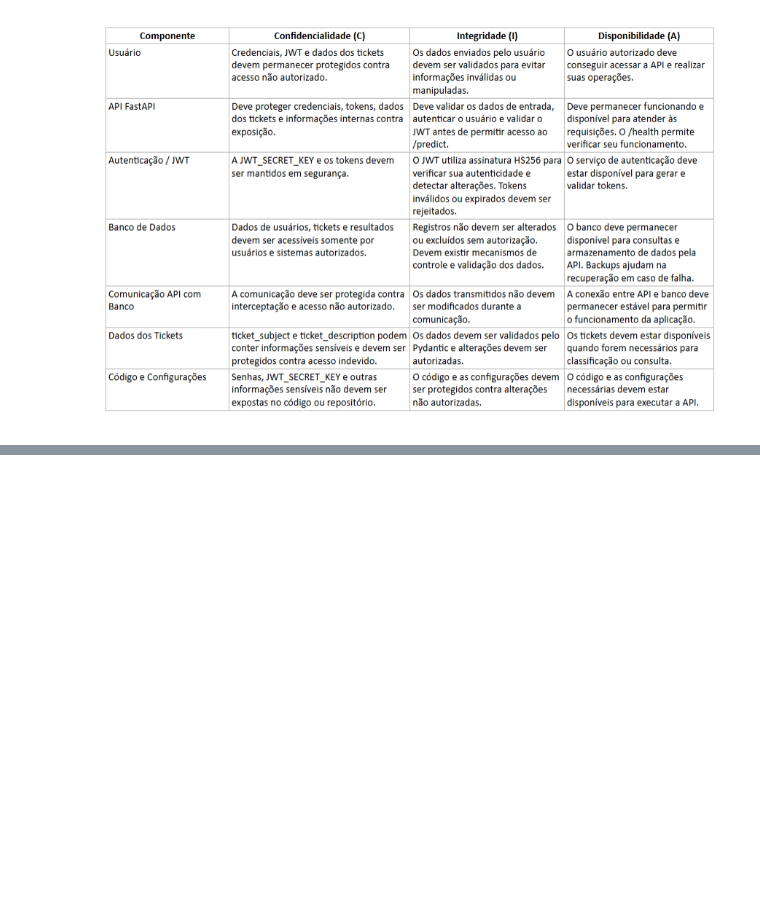
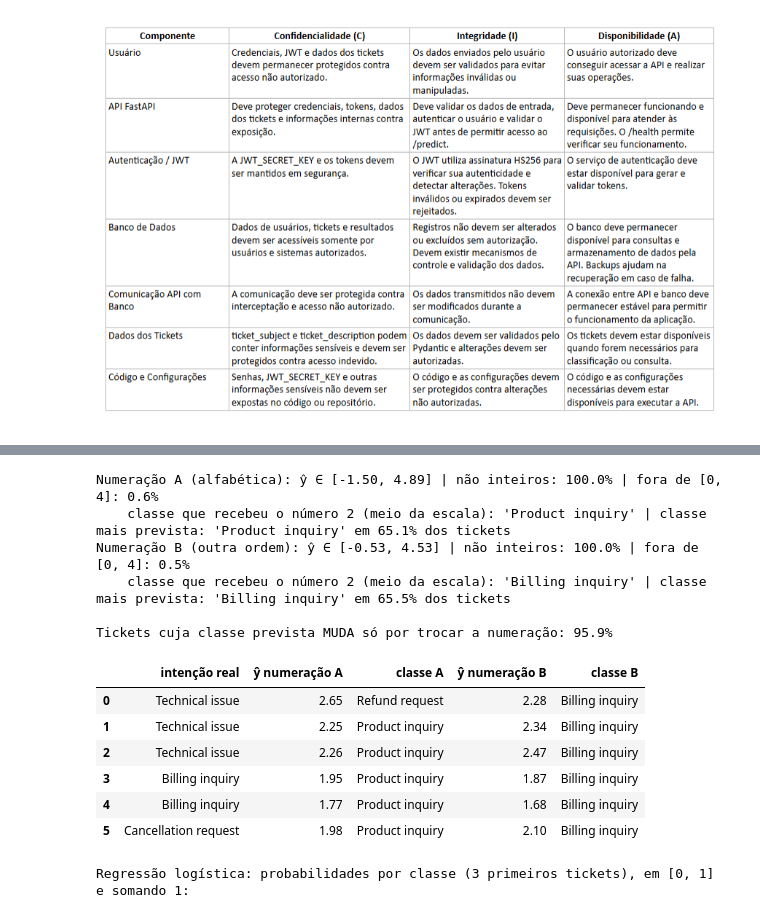
Before and after one commit to renefranciscofs/diego_rene_yuri_william, a Jupyter notebook: eda/eda.ipynb, the cells around one changed output, grey strips where cells are left out. Saved outputs shown, nothing was run; the diff lists cells and outputs as text; code cells hidden in the pictures; blank space fills up the shorter version.

```diff
--- a/eda/eda.ipynb
+++ b/eda/eda.ipynb
@@ -1303,0 +1341,16 @@ sintética do dataset (Seção 3) e muda a estratégia de modelagem:
+# %%
+# 12.1 Formalização: X = texto da mensagem, y = intenção
+import textwrap
+
+X = clean["Ticket Description"]
+y = clean["Ticket Type"]
+
+print(f"X = {X.name!r}: n = {len(X):,} | nulos = {X.isna().sum()} | "
+      f"vazios = {(X.str.strip() == '').sum()} | "
+      f"comprimento {X.str.len().min()}–{X.str.len().max()} caracteres (mediana {X.str.len().median():.0f})")
+print(f"y = {y.name!r}: n = {len(y):,} | nulos = {y.isna().sum()} | classes = {y.nunique()}")
+
+print("\nUm par (x, y) por classe:")
+exemplos = clean.groupby("Ticket Type").head(1).set_index("Ticket Type")["Ticket Description"]
+for classe, texto in exemplos.sort_index().items():
+    print(f"  y = {classe!r}\n    x = {textwrap.shorten(texto, 150)!r}")
@@ -1303,0 +1506,61 @@ sintética do dataset (Seção 3) e muda a estratégia de modelagem:
+# %%
+# 12.4 Demonstração: regressão linear sobre as classes numeradas vs. classificador
+from sklearn.feature_extraction.text import TfidfVectorizer
+from sklearn.linear_model import LinearRegression, LogisticRegression
+
+Xv = TfidfVectorizer(min_df=5, stop_words="english").fit_transform(X)
+classes = sorted(y.unique())
+
+# Duas numerações igualmente arbitrárias das mesmas 5 classes
+codificacoes = {
+    "A (alfabética)": {c: i for i, c in enumerate(classes)},
+    "B (outra ordem)": {c: i for i, c in enumerate(
+        ["Product inquiry", "Technical issue", "Billing inquiry",
+         "Refund request", "Cancellation request"])},
+}
+
+previsto = {}
+for nome, cod in codificacoes.items():
+    decod = {v: k for k, v in cod.items()}
+    y_hat = LinearRegression().fit(Xv, y.map(cod)).predict(Xv)
+    classe = pd.Series(np.clip(np.rint(y_hat), 0, 4).astype(int)).map(decod)
+    previsto[nome] = (y_hat, classe)
+    mais_prevista = classe.value_counts(normalize=True)
+    print(f"Numeração {nome}: ŷ ∈ [{y_hat.min():.2f}, {y_hat.max():.2f}] | "
+          f"não inteiros: {np.mean(~np.isclose(y_hat, np.rint(y_hat))):.1%} | "
+          f"fora de [0, 4]: {np.mean((y_hat < 0) | (y_hat > 4)):.1%}\n"
+          f"    classe que recebeu o número 2 (meio da escala): {decod[2]!r} | "
+          f"classe mais prevista: {mais_prevista.index[0]!r} em {mais_prevista.iloc[0]:.1%} dos tickets")
+
+(ya, ca), (yb, cb) = previsto.values()
+print(f"\nTickets cuja classe prevista MUDA só por trocar a numeração: {np.mean(ca.values != cb.values):.1%}")
+
+amostra = pd.DataFrame({
+    "intenção real": y.values[:6],
+    "ŷ numeração A": ya[:6].round(2), "classe A": ca.values[:6],
+    "ŷ numeração B": yb[:6].round(2), "classe B": cb.values[:6],
+})
+display(amostra)
+
+# Contraste: regressão logística multinomial (um classificador) devolve P(classe | texto)
+logit = LogisticRegression(max_iter=1000).fit(Xv, y)
+proba = pd.DataFrame(logit.predict_proba(Xv[:3]), columns=logit.classes_)
+proba["soma"] = proba.sum(axis=1)
+proba = proba.round(3)
+print("Regressão logística: probabilidades por classe (3 primeiros tickets), em [0, 1] e somando 1:")
+display(proba)
+# %% [output]
+Numeração A (alfabética): ŷ ∈ [-1.50, 4.89] | não inteiros: 100.0% | fora de [0, 4]: 0.6%
+    classe que recebeu o número 2 (meio da escala): 'Product inquiry' | classe mais prevista: 'Product inquiry' em 65.1% dos tickets
+Numeração B (outra ordem): ŷ ∈ [-0.53, 4.53] | não inteiros: 100.0% | fora de [0, 4]: 0.5%
+    classe que recebeu o número 2 (meio da escala): 'Billing inquiry' | classe mais prevista: 'Billing inquiry' em 65.5% dos tickets
+
+Tickets cuja classe prevista MUDA só por trocar a numeração: 95.9%
+|  | intenção real | ŷ numeração A | classe A | ŷ numeração B | classe B |
+| 0 | Technical issue | 2.65 | Refund request | 2.28 | Billing inquiry |
+| 1 | Technical issue | 2.25 | Product inquiry | 2.34 | Billing inquiry |
+| 2 | Technical issue | 2.26 | Product inquiry | 2.47 | Billing inquiry |
+| 3 | Billing inquiry | 1.95 | Product inquiry | 1.87 | Billing inquiry |
+| 4 | Billing inquiry | 1.77 | Product inquiry | 1.68 | Billing inquiry |
+| 5 | Cancellation request | 1.98 | Product inquiry | 2.10 | Billing inquiry |
+Regressão logística: probabilidades por classe (3 primeiros tickets), em [0, 1] e somando 1:
```
Also changed, not shown: parts of 9 cells of this notebook, 1 other file.
